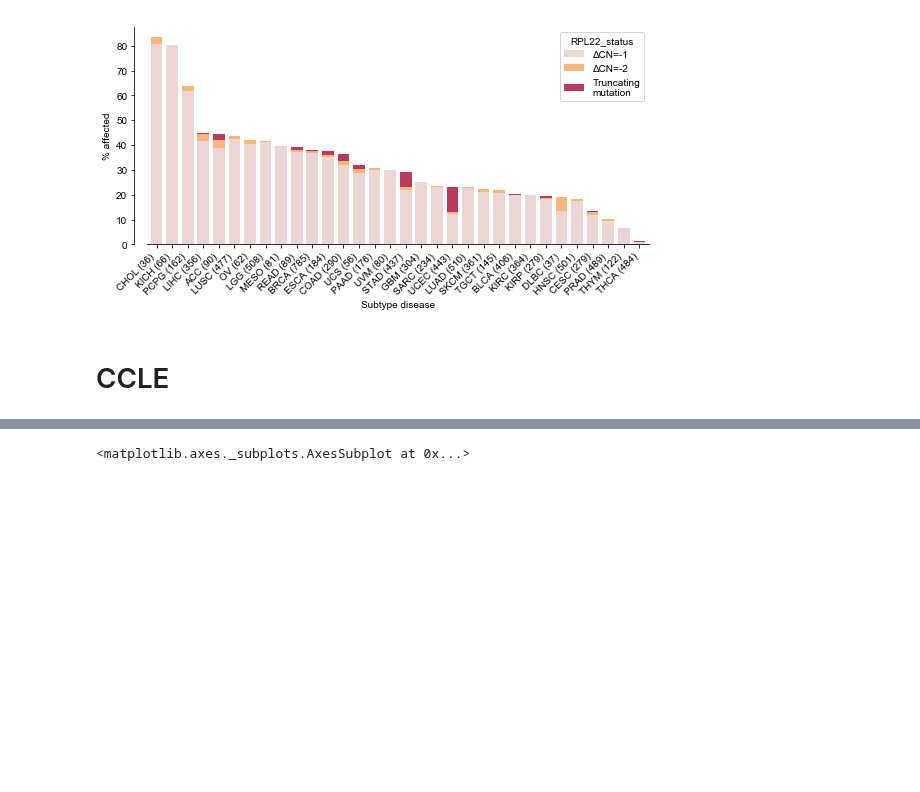
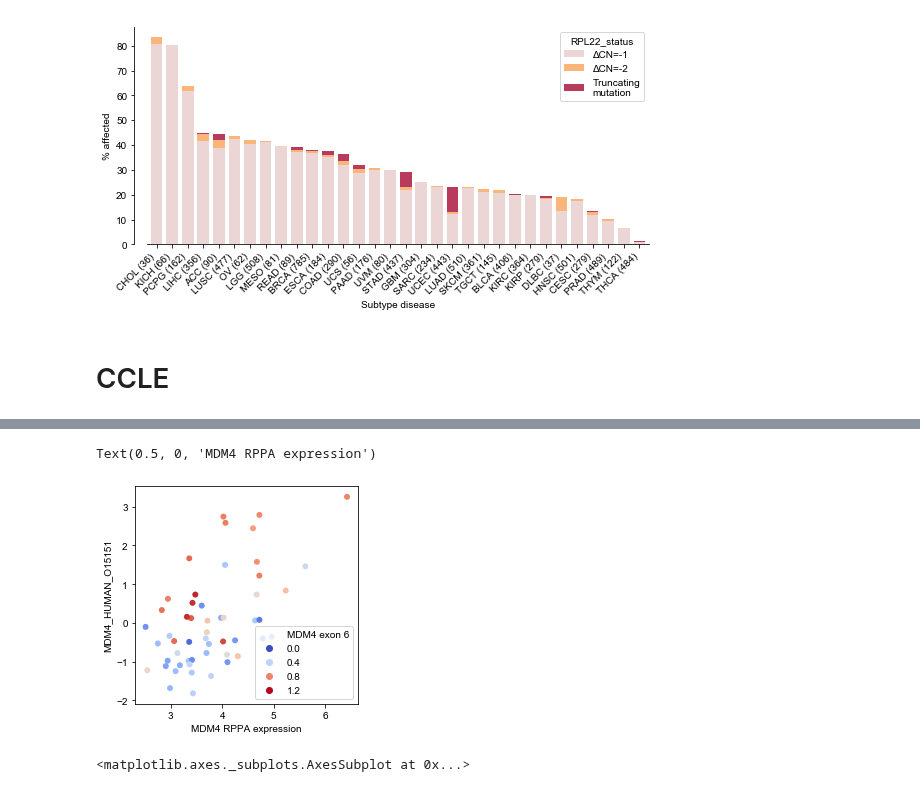
Before and after one commit to kevinhu/mdm4-splicing, a Jupyter notebook: notebooks/fig1_CCLE-TCGA-correlates.ipynb, the cells around one changed output, grey strips where cells are left out. Cells and saved outputs as stored; diff of their text form; code cells hidden in the pictures; blank space fills up the shorter version.

```diff
--- a/notebooks/fig1_CCLE-TCGA-correlates.ipynb
+++ b/notebooks/fig1_CCLE-TCGA-correlates.ipynb
@@ -474,3 +501,18 @@ exonusage = pd.read_hdf(
+# %%
+plt.figure(figsize=(4,4))
+
+sns.scatterplot(ccle_genex["MDM4_ENSG00000198625.8"],
+                ms_prot["MDM4_HUMAN_O15151"],
+                hue=exonusage["MDM4_3p_chr1_204506558_204506625_ENSG00000198625.8"].rename("MDM4 exon 6"),
+                linewidth=0,
+                palette="coolwarm"
+               )
+
+plt.xlabel("MDM4 gene expression")
+plt.xlabel("MDM4 RPPA expression")
+# %% [output]
+Text(0.5, 0, 'MDM4 RPPA expression')
+[figure, added]
 # %%
 huy.regression(ccle_genex["RPL22L1_ENSG00000163584.13"],
                exonusage["UBAP2L_5p_chr1_154242676_154243329_ENSG00000143569.14"])
```
Also changed, not shown: parts of 3 cells of this notebook, 1 other file.
